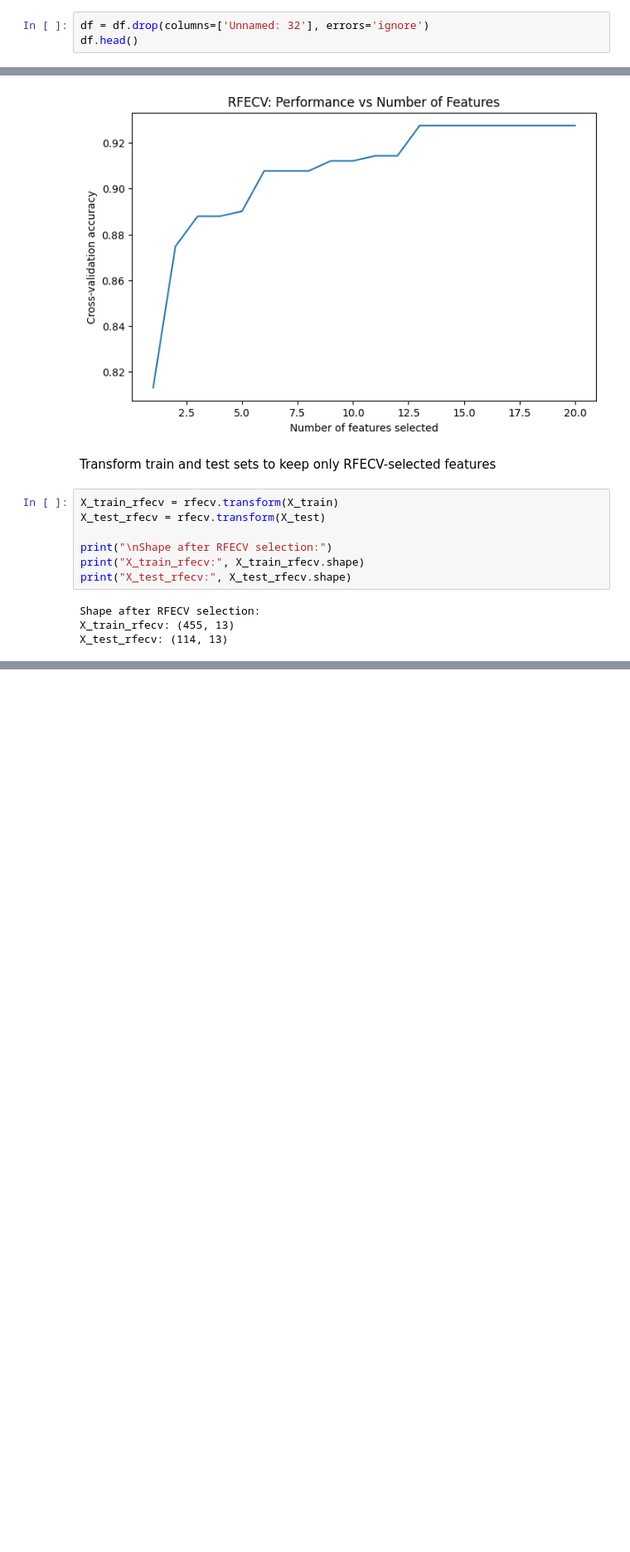
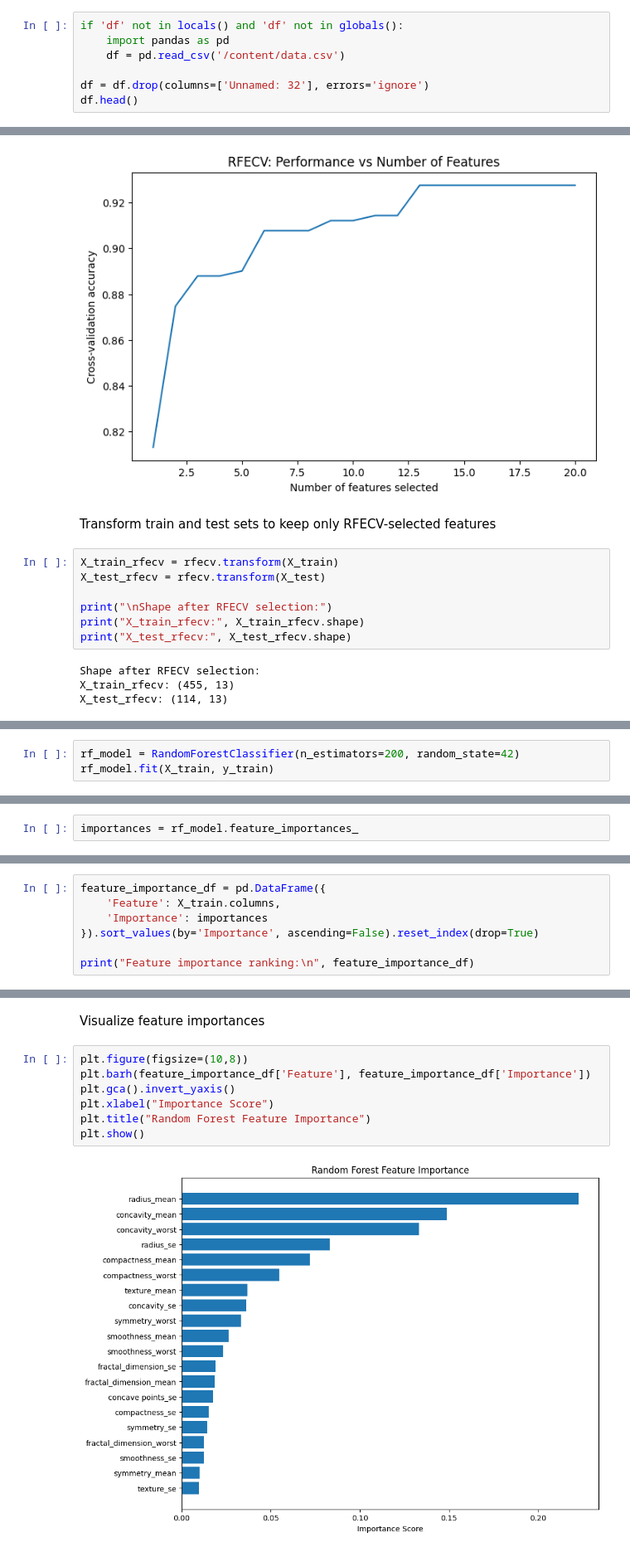
Before and after one commit to Badhon63/Machine-Learning_Lab, a Jupyter notebook: A2/05_regression.ipynb, the cells around one changed output, grey strips where cells are left out. Shown at 83% size. Cells and saved outputs as stored; diff of their text form; blank space fills up the shorter version.

```diff
--- a/A2/05_regression.ipynb
+++ b/A2/05_regression.ipynb
@@ -70,6 +69,10 @@ df
 # %% [markdown]
 Drop fully-empty
 # %%
+if 'df' not in locals() and 'df' not in globals():
+    import pandas as pd
+    df = pd.read_csv('/content/data.csv')
+
 df = df.drop(columns=['Unnamed: 32'], errors='ignore')
 df.head()
 # %% [output]
@@ -580,0 +736,3 @@ X_test_rfecv: (114, 13)
+# %%
+rf_model = RandomForestClassifier(n_estimators=200, random_state=42)
+rf_model.fit(X_train, y_train)
@@ -580,0 +743,2 @@ X_test_rfecv: (114, 13)
+# %%
+importances = rf_model.feature_importances_
@@ -580,0 +747,7 @@ X_test_rfecv: (114, 13)
+# %%
+feature_importance_df = pd.DataFrame({
+    'Feature': X_train.columns,
+    'Importance': importances
+}).sort_values(by='Importance', ascending=False).reset_index(drop=True)
+
+print("Feature importance ranking:\n", feature_importance_df)
@@ -580,0 +772,11 @@ X_test_rfecv: (114, 13)
+# %% [markdown]
+ Visualize feature importances
+# %%
+plt.figure(figsize=(10,8))
+plt.barh(feature_importance_df['Feature'], feature_importance_df['Importance'])
+plt.gca().invert_yaxis()
+plt.xlabel("Importance Score")
+plt.title("Random Forest Feature Importance")
+plt.show()
+# %% [output]
+[figure, added]
```
Also changed, not shown: parts of 100 cells of this notebook.
